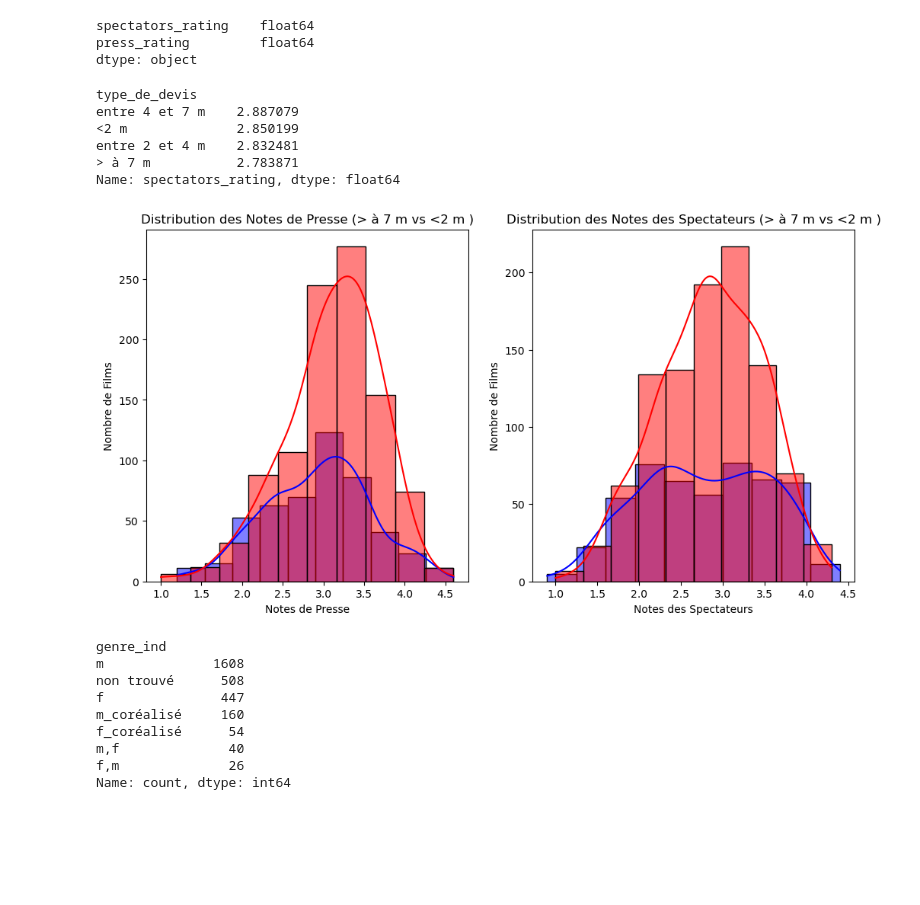
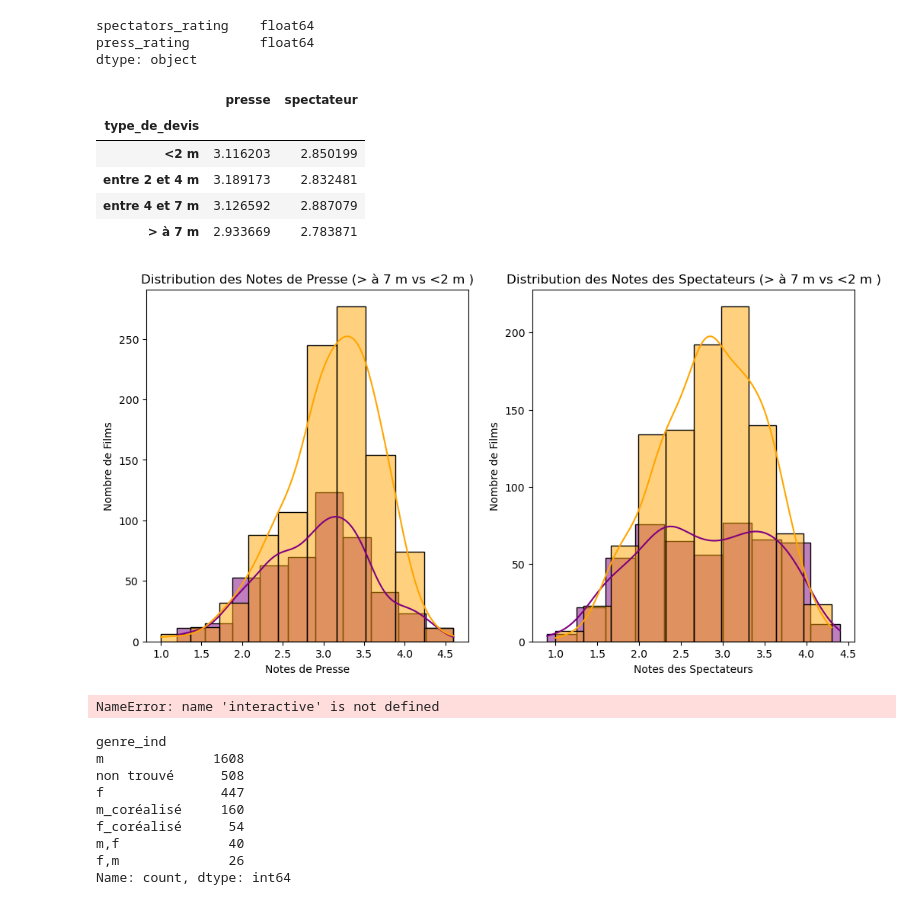
Before and after one commit to Clement-Dn/Projet_Cin-, a Jupyter notebook: Rapport_Projet_Cinema.ipynb, the cells around one changed output. Saved outputs shown, nothing was run; the diff lists cells and outputs as text; code cells hidden in the pictures; blank space fills up the shorter version.

```diff
--- a/Rapport_Projet_Cinema.ipynb
+++ b/Rapport_Projet_Cinema.ipynb
@@ -142,9 +142,9 @@ with fs.open(chemin, "r") as file_in:
 **Si le code précédent ne fonctionne pas (mettre à jour les jetons, ou bien dé-commenter et exécuter le code suivant) :**
 # %%
 # Si ne fonctionne pas
-# url = "https://minio.lab.sspcloud.fr/roux/base_final_v2.csv"
-# import pandas as pd
-# table_films = pd.read_csv(url)
+url = "https://minio.lab.sspcloud.fr/roux/base_final_v2.csv"
+import pandas as pd
+table_films = pd.read_csv(url)
 # %% [markdown]
 Traitement de la base Allociné (Mise en forme et création de variables)
 # %%
@@ -438,9 +438,9 @@ dtype: object
 #Comparaison avis spectateurs vs presse selon le type de devis
 get_moyenne_par_modalite(base_cnc_agregee, "type_de_devis")
 # %% [output]
-type_de_devis
-entre 4 et 7 m    2.887079
-<2 m              2.850199
-entre 2 et 4 m    2.832481
-> à 7 m           2.783871
-Name: spectators_rating, dtype: float64
+|  | presse | spectateur |
+| type_de_devis |  |  |
+| <2 m | 3.116203 | 2.850199 |
+| entre 2 et 4 m | 3.189173 | 2.832481 |
+| entre 4 et 7 m | 3.126592 | 2.887079 |
+| > à 7 m | 2.933669 | 2.783871 |
@@ -447,33 +476,38 @@ Name: spectators_rating, dtype: float64
 # %%
 def histogramme_categorie_de_film(dataframe, variable, categorie1, categorie2):
     fig, axes = plt.subplots(1, 2, figsize=(12, 6))
 
     dataframe = dataframe[dataframe[variable].isin([categorie1, categorie2])]
 
     #GRAPHIQUE PRESSE !!!!!!!!!!!!!!!!!!!!!!!!!!
 
-    sns.histplot(dataframe[dataframe[variable] == categorie1], x='press_rating', color='blue', kde=True, stat='count', label=categorie1, bins=10, alpha=0.5, ax=axes[0])
-    sns.histplot(dataframe[dataframe[variable] == categorie2], x='press_rating', color='red', kde=True, stat='count', label=categorie2, bins=10, alpha=0.5, ax=axes[0])
+    sns.histplot(dataframe[dataframe[variable] == categorie1], x='press_rating', color='purple', kde=True, stat='count', label=categorie1, bins=10, alpha=0.5, ax=axes[0])
+    sns.histplot(dataframe[dataframe[variable] == categorie2], x='press_rating', color='orange', kde=True, stat='count', label=categorie2, bins=10, alpha=0.5, ax=axes[0])
 
     axes[0].set_title(f'Distribution des Notes de Presse ({categorie1} vs {categorie2})')
     axes[0].set_xlabel('Notes de Presse')
     axes[0].set_ylabel('Nombre de Films')
     # axes[0].set_legend(title='Type de Devis')
 
 
     # GRAPHIQUE SPECTATEURS !!!!!!!!!!!!!!!!!!!!!!
-    sns.histplot(dataframe[dataframe[variable] == categorie1], x='spectators_rating', color='blue', kde=True, stat='count', label=categorie1, bins=10, alpha=0.5, ax=axes[1])
-    sns.histplot(dataframe[dataframe[variable] == categorie2], x='spectators_rating', color='red', kde=True, stat='count', label=categorie2, bins=10, alpha=0.5, ax=axes[1])
+    sns.histplot(dataframe[dataframe[variable] == categorie1], x='spectators_rating', color='purple', kde=True, stat='count', label=categorie1, bins=10, alpha=0.5, ax=axes[1])
+    sns.histplot(dataframe[dataframe[variable] == categorie2], x='spectators_rating', color='orange', kde=True, stat='count', label=categorie2, bins=10, alpha=0.5, ax=axes[1])
 
     axes[1].set_title(f'Distribution des Notes des Spectateurs ({categorie1} vs {categorie2})')
     axes[1].set_xlabel('Notes des Spectateurs')
     axes[1].set_ylabel('Nombre de Films')
     # axes[1].set_legend(title='Type de Devis')
 
 
+
 histogramme_categorie_de_film(base_cnc_agregee, "type_de_devis", "> à 7 m", "<2 m " )
 # %% [output]
-[figure, old version]
+[figure, new version]
+# %%
+apply_dropdown_to_histogram(base_cnc_agregee, "type_de_devis")
+# %% [output]
+NameError: name 'interactive' is not defined
 # %%
 base_cnc_agregee["genre_ind"].value_counts()
 # %% [output]
```
Also changed, not shown: parts of 7 cells of this notebook.
